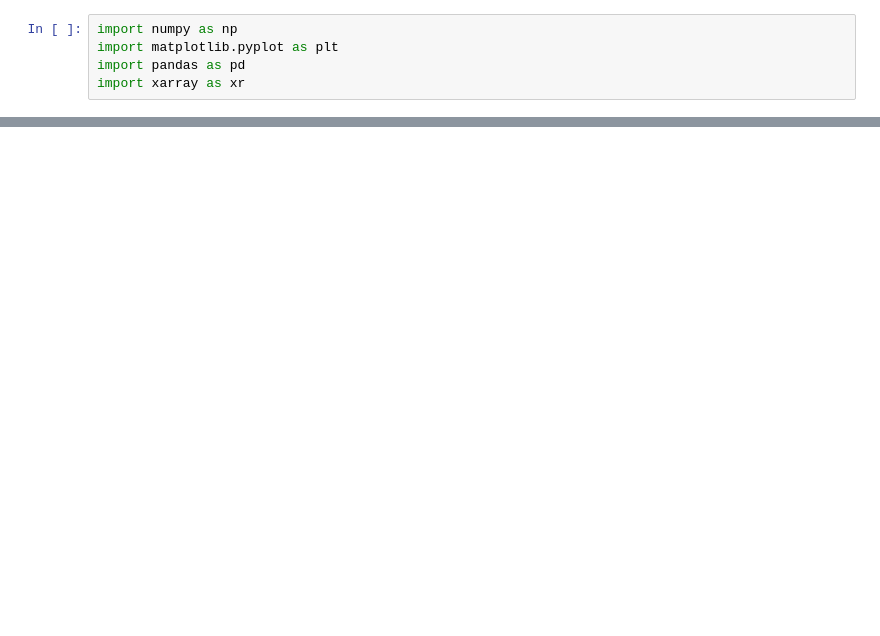
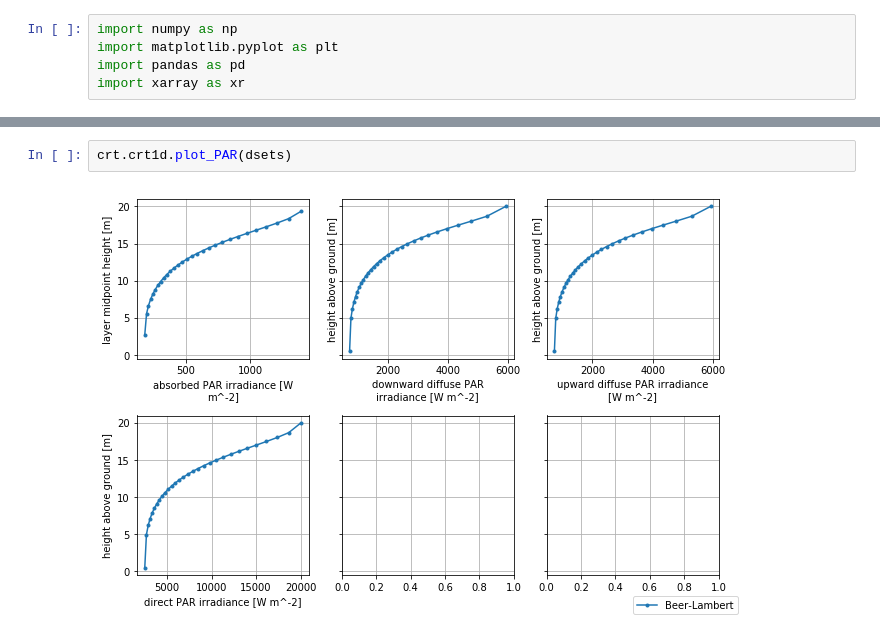
Before and after one commit to zmoon/crt1d, a Jupyter notebook: examples/test_schemes_plot.ipynb, the cells around one changed output, grey strips where cells are left out. Drawn from its saved outputs; the diff is of its cells as text; blank space fills up the shorter version.

```diff
--- a/examples/test_schemes_plot.ipynb
+++ b/examples/test_schemes_plot.ipynb
@@ -167,0 +43,4 @@ array([300., 200.])
+# %%
+crt.crt1d.plot_PAR(dsets)
+# %% [output]
+[figure, added]
```
Also changed, not shown: parts of 23 cells of this notebook, 13 other files.
